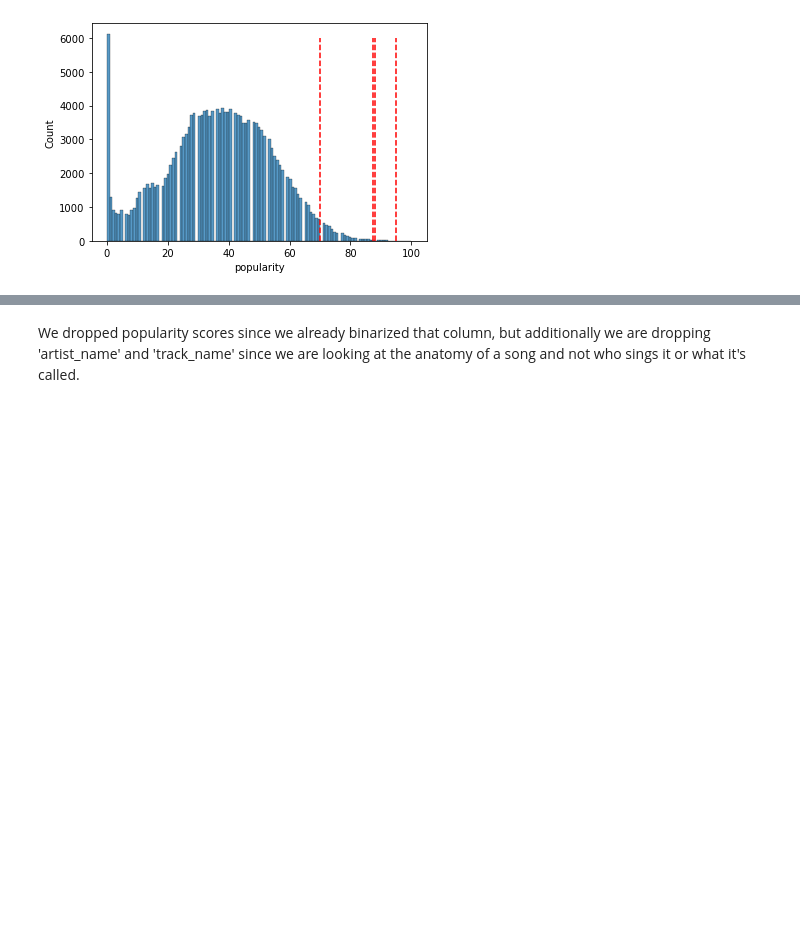
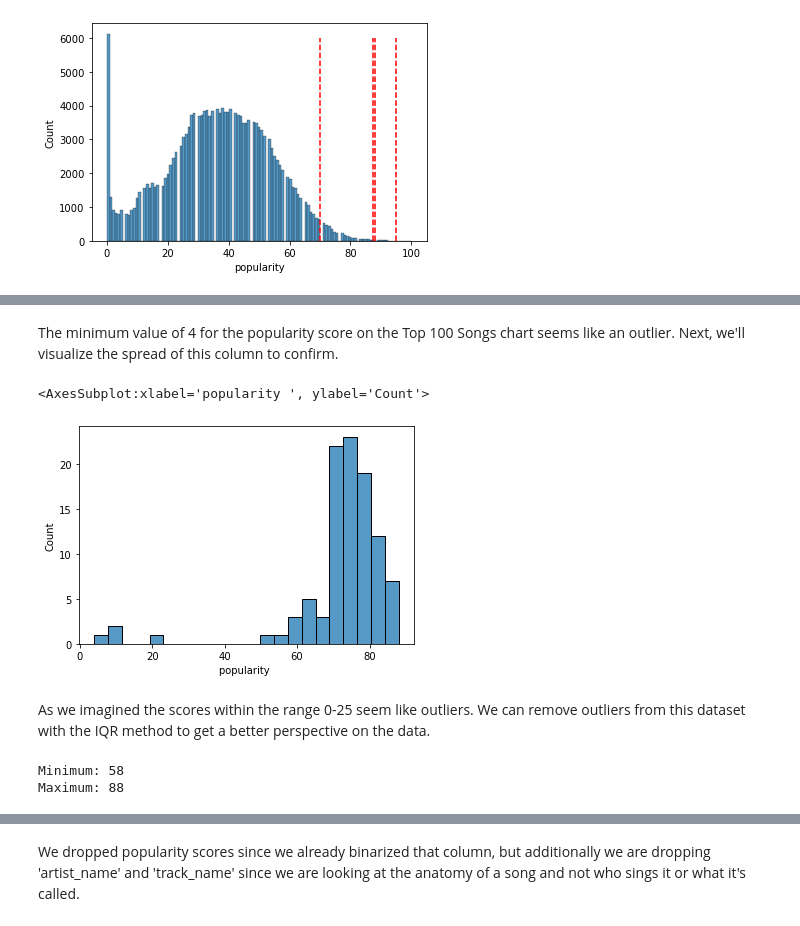
Before and after one commit to ebtezcan/Spotify-Song-Popularity-Prediction, a Jupyter notebook: index_OSEMN_plus_mvp.ipynb, the cells around one changed output, grey strips where cells are left out. Cells and saved outputs as stored; diff of their text form; code cells hidden in the pictures; blank space fills up the shorter version.

```diff
--- a/index_OSEMN_plus_mvp.ipynb
+++ b/index_OSEMN_plus_mvp.ipynb
@@ -476,0 +479,3 @@ We can see that there was a range of popularity scores in the Top 50 songs betwe
+# %%
+#importing dataset
+df_100 = pd.read_csv('data/spotify_top_100_2019.csv')
@@ -476,0 +494,10 @@ We can see that there was a range of popularity scores in the Top 50 songs betwe
+# %% [markdown]
+The minimum value of 4 for the popularity score on the Top 100 Songs chart seems like an outlier. Next, we'll visualize the spread of this column to confirm.
+# %%
+fig, ax = plt.subplots()
+sns.histplot(df_100['popularity '], bins='auto', ax=ax)
+# %% [output]
+<AxesSubplot:xlabel='popularity ', ylabel='Count'>
+[figure, added]
+# %% [markdown]
+As we imagined the scores within the range 0-25 seem like outliers. We can remove outliers from this dataset with the IQR method to get a better perspective on the data.
@@ -476,0 +543,9 @@ We can see that there was a range of popularity scores in the Top 50 songs betwe
+# %%
+#removing outliers from the popularity column
+df_100 = df_100[find_outliers_IQR(df_100['popularity '])==False]
+#displaying minimum & maxium values in popularity column
+print("Minimum:", df_100['popularity '].min())
+print("Maximum:", df_100['popularity '].max())
+# %% [output]
+Minimum: 58
+Maximum: 88
```
Also changed, not shown: parts of 30 cells of this notebook.
